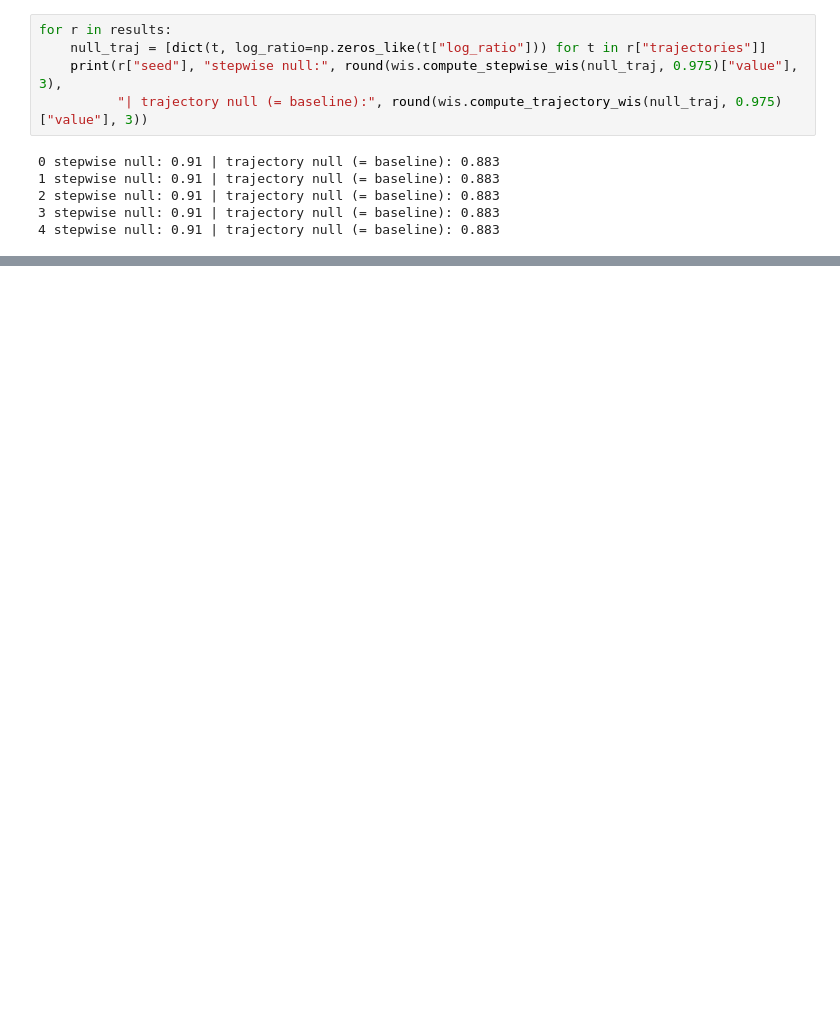
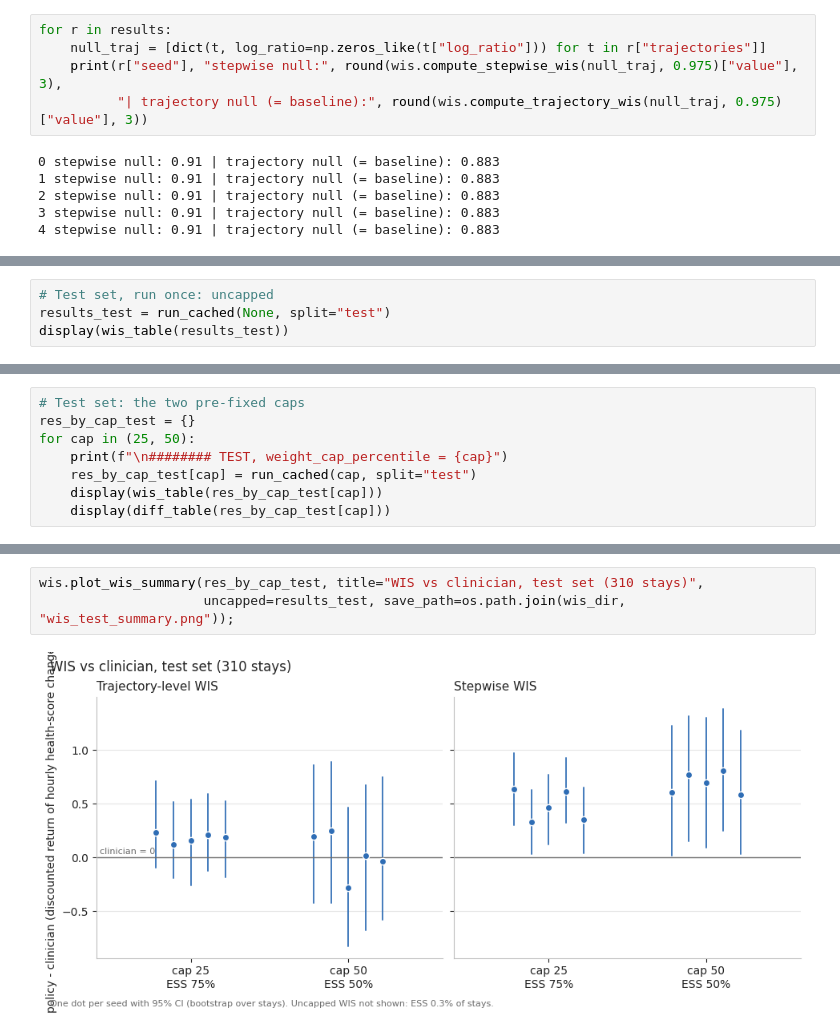
Before and after one commit to jakeormond/ai_clinician_pediatric_rl, a Jupyter notebook: src/rl/evaluate_wis.ipynb, the cells around one changed output, grey strips where cells are left out. Cells and saved outputs as stored; diff of their text form; blank space fills up the shorter version.

```diff
--- a/src/rl/evaluate_wis.ipynb
+++ b/src/rl/evaluate_wis.ipynb
@@ -289,0 +310,4 @@ cap 50
+# %%
+# Test set, run once: uncapped
+results_test = run_cached(None, split="test")
+display(wis_table(results_test))
@@ -289,0 +322,8 @@ cap 50
+# %%
+# Test set: the two pre-fixed caps
+res_by_cap_test = {}
+for cap in (25, 50):
+    print(f"\n######## TEST, weight_cap_percentile = {cap}")
+    res_by_cap_test[cap] = run_cached(cap, split="test")
+    display(wis_table(res_by_cap_test[cap]))
+    display(diff_table(res_by_cap_test[cap]))
@@ -289,0 +389,5 @@ cap 50
+# %%
+wis.plot_wis_summary(res_by_cap_test, title="WIS vs clinician, test set (310 stays)",
+                     uncapped=results_test, save_path=os.path.join(wis_dir, "wis_test_summary.png"));
+# %% [output]
+[figure, added]
```
Also changed, not shown: parts of 7 cells of this notebook, 1 other file.
